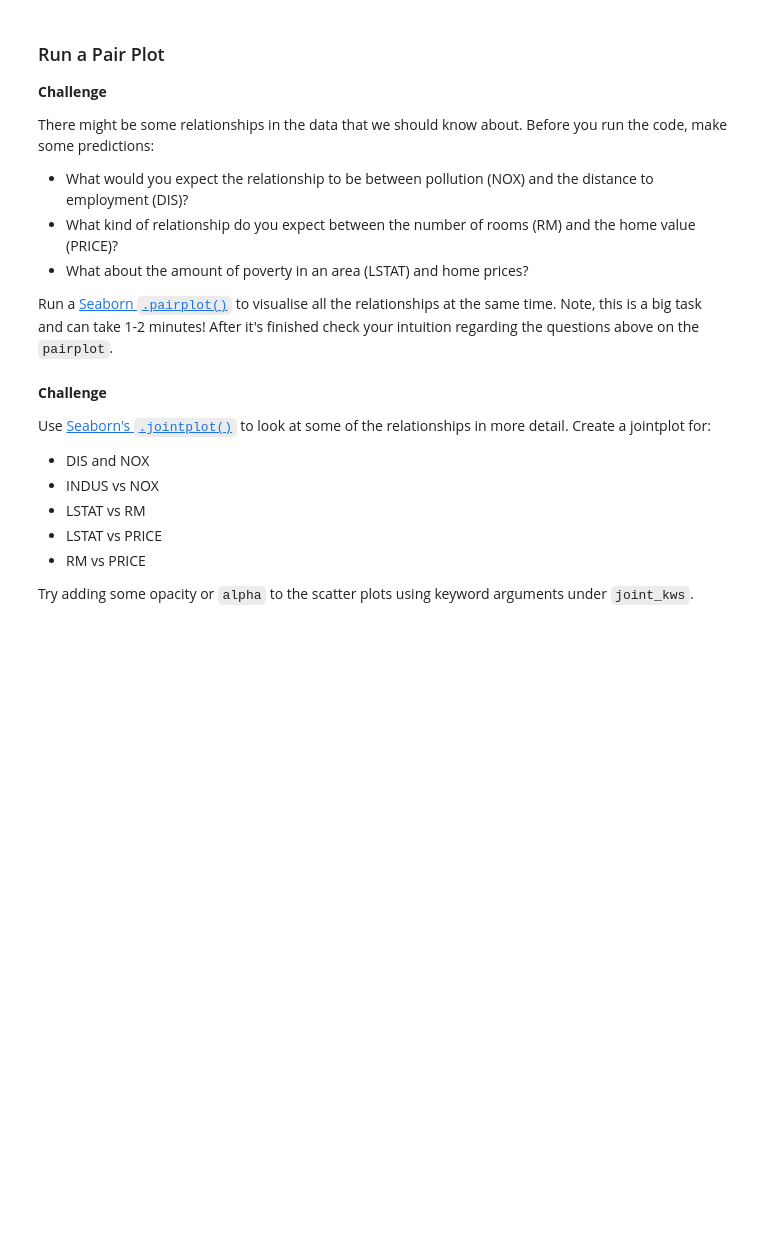
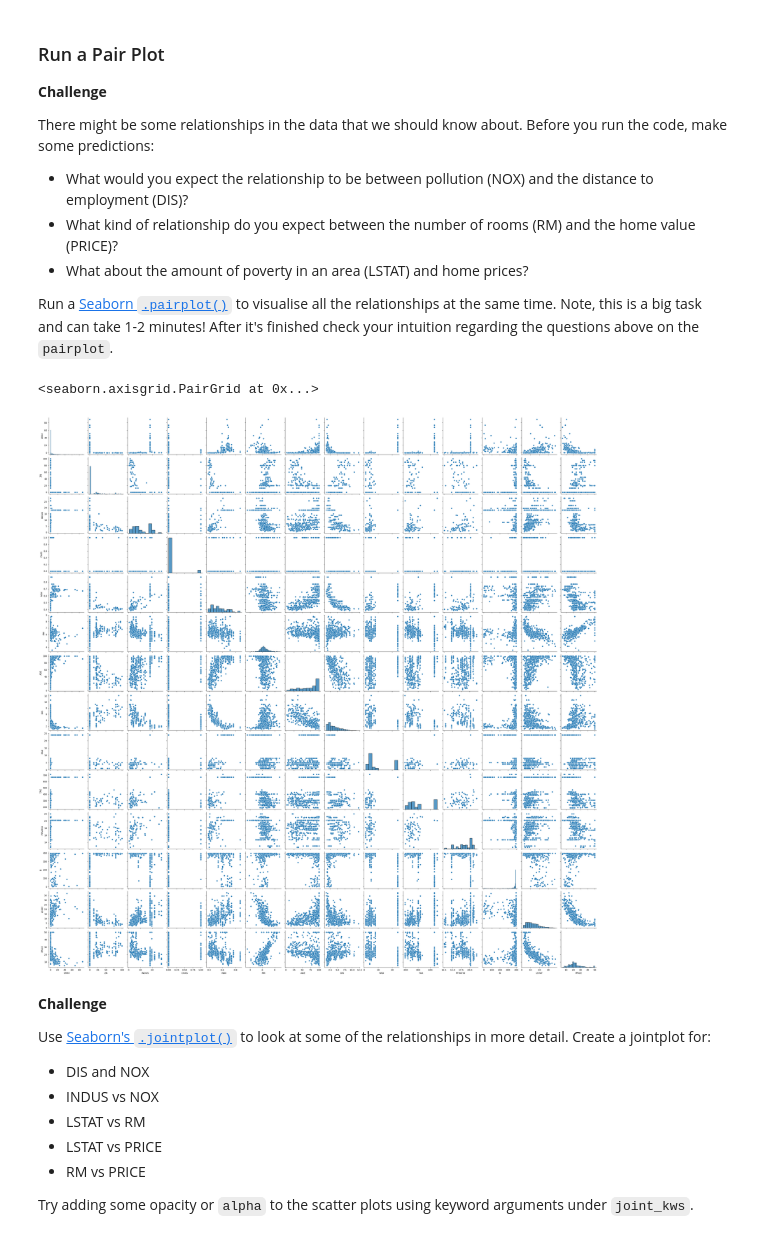
Before and after one commit to thandora/100-days-of-code-udemy, a Jupyter notebook: day-080-capstone-house-prices/house-prices.ipynb, the cells around one changed output. Saved outputs shown, nothing was run; the diff lists cells and outputs as text; code cells hidden in the pictures; blank space fills up the shorter version.

```diff
--- a/day-080-capstone-house-prices/house-prices.ipynb
+++ b/day-080-capstone-house-prices/house-prices.ipynb
@@ -335,7 +335,11 @@ There might be some relationships in the data that we should know about. Before
 
 Run a [Seaborn `.pairplot()`](https://seaborn.pydata.org/generated/seaborn.pairplot.html?highlight=pairplot#seaborn.pairplot) to visualise all the relationships at the same time. Note, this is a big task and can take 1-2 minutes! After it's finished check your intuition regarding the questions above on the `pairplot`.
 # %%
-# sns.pairplot(data)
+# This might take a while to finish.
+sns.pairplot(data)
+# %% [output]
+<seaborn.axisgrid.PairGrid at 0x...>
+[figure, added]
 # %% [markdown]
 **Challenge**
 
```
Also changed, not shown: parts of 14 cells of this notebook.
